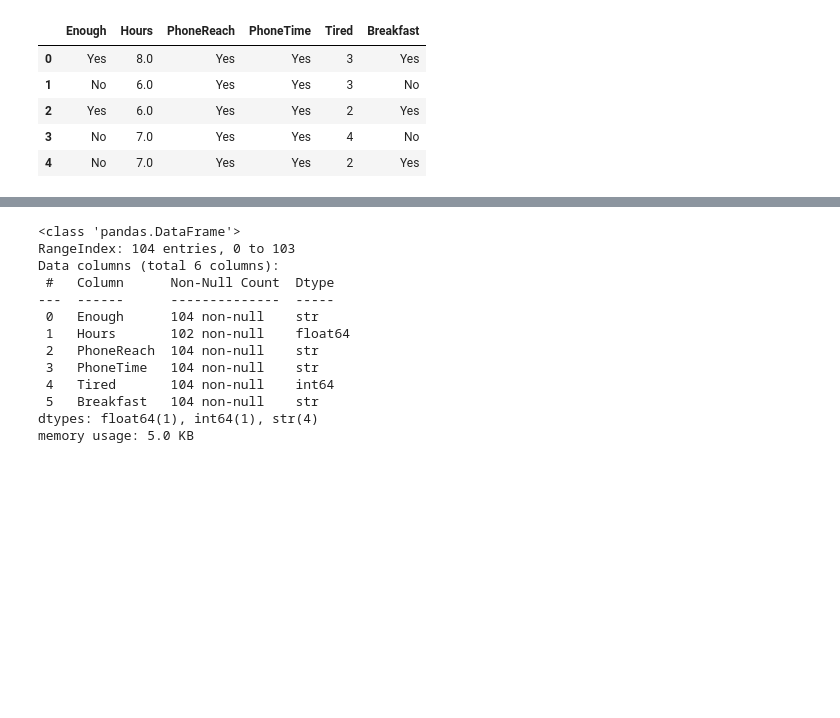
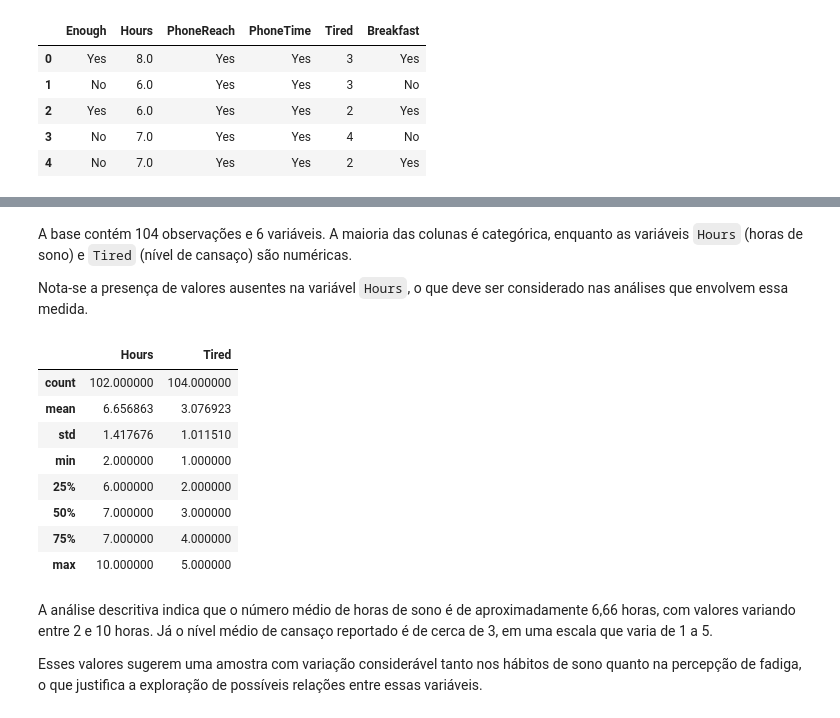
Before and after one commit to bsqrll/sleep-mental-health-pilot, a Jupyter notebook: notebooks/02_full_analysis.ipynb, the cells around one changed output, grey strips where cells are left out. Drawn from its saved outputs; the diff is of its cells as text; code cells hidden in the pictures; blank space fills up the shorter version.

```diff
--- a/notebooks/02_full_analysis.ipynb
+++ b/notebooks/02_full_analysis.ipynb
@@ -35,16 +52,20 @@ df.shape
+# %% [markdown]
+A base contém 104 observações e 6 variáveis. A maioria das colunas é categórica, enquanto as variáveis `Hours` (horas de sono) e `Tired` (nível de cansaço) são numéricas.
+
+Nota-se a presença de valores ausentes na variável `Hours`, o que deve ser considerado nas análises que envolvem essa medida.
 # %%
-df.info()
+df.describe()
 # %% [output]
-<class 'pandas.DataFrame'>
-RangeIndex: 104 entries, 0 to 103
-Data columns (total 6 columns):
- #   Column      Non-Null Count  Dtype
----  ------      --------------  -----
- 0   Enough      104 non-null    str
- 1   Hours       102 non-null    float64
- 2   PhoneReach  104 non-null    str
- 3   PhoneTime   104 non-null    str
- 4   Tired       104 non-null    int64
- 5   Breakfast   104 non-null    str
-dtypes: float64(1), int64(1), str(4)
-memory usage: 5.0 KB
+|  | Hours | Tired |
+| count | 102.000000 | 104.000000 |
+| mean | 6.656863 | 3.076923 |
+| std | 1.417676 | 1.011510 |
+| min | 2.000000 | 1.000000 |
+| 25% | 6.000000 | 2.000000 |
+| 50% | 7.000000 | 3.000000 |
+| 75% | 7.000000 | 4.000000 |
+| max | 10.000000 | 5.000000 |
+# %% [markdown]
+A análise descritiva indica que o número médio de horas de sono é de aproximadamente 6,66 horas, com valores variando entre 2 e 10 horas. Já o nível médio de cansaço reportado é de cerca de 3, em uma escala que varia de 1 a 5.
+
+Esses valores sugerem uma amostra com variação considerável tanto nos hábitos de sono quanto na percepção de fadiga, o que justifica a exploração de possíveis relações entre essas variáveis.
```
Also changed, not shown: parts of 41 cells of this notebook, 1 other file.
